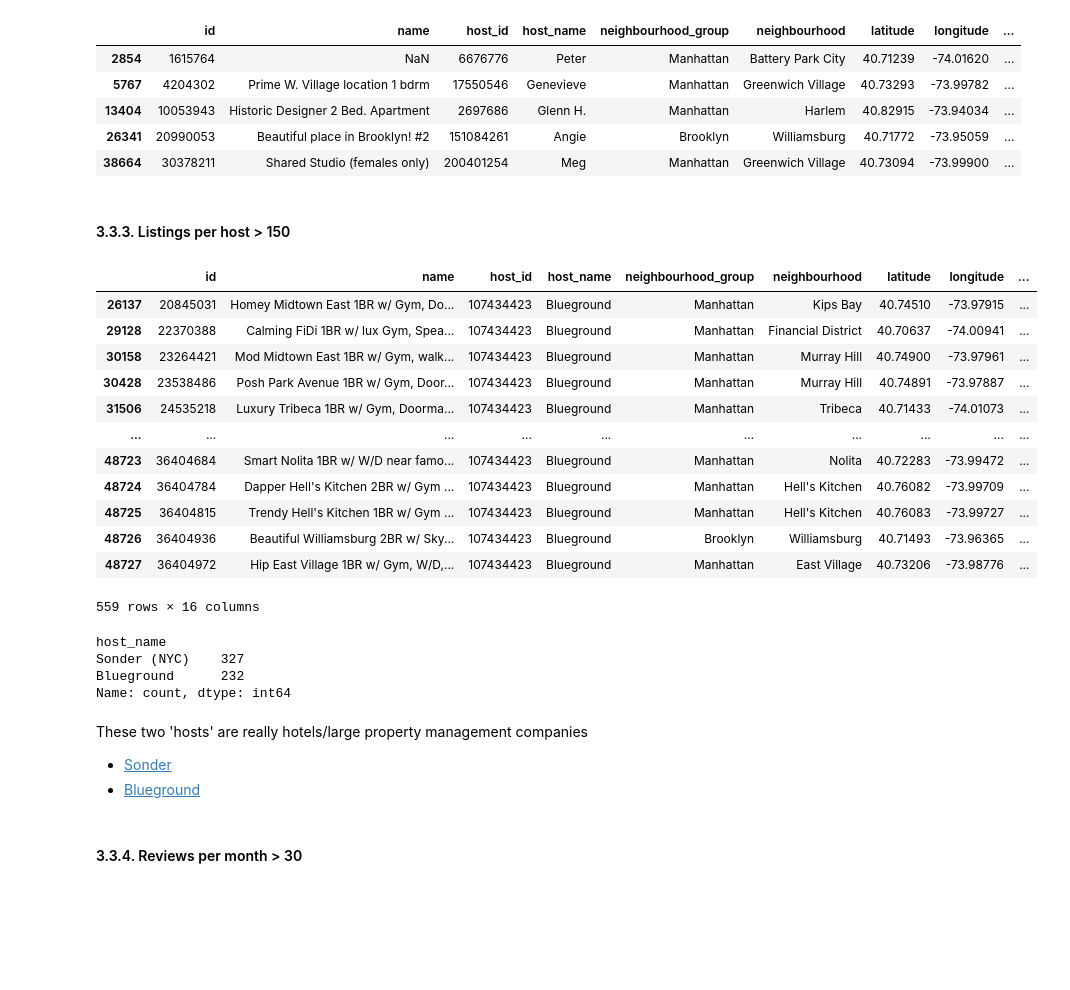
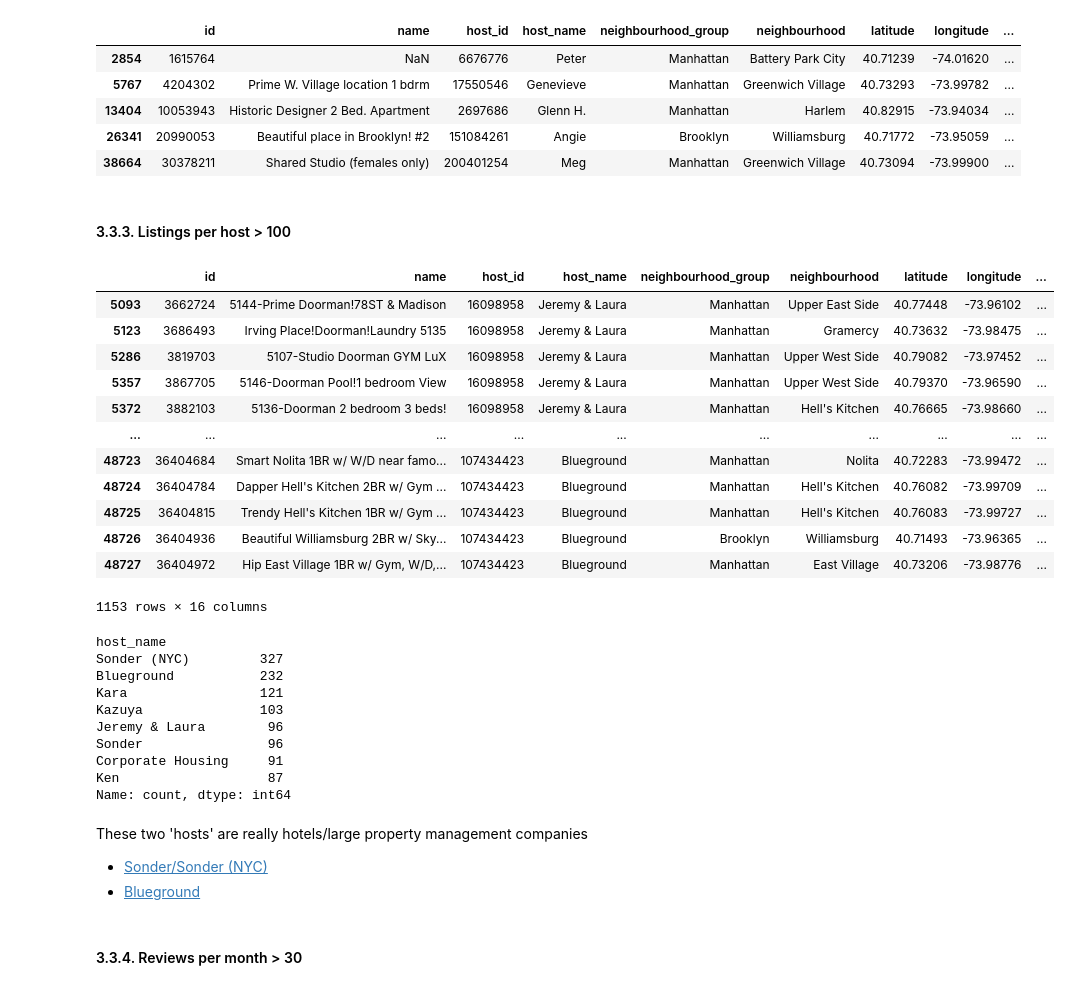
Before and after one commit to gperdrizet/gperdrizet-data-preprocessing-project-tutorial, a Jupyter notebook: gperdrizet-01_distributions.ipynb, the cells around one changed output. Drawn from its saved outputs; the diff is of its cells as text; code cells hidden in the pictures; blank space fills up the shorter version.

```diff
--- a/gperdrizet-01_distributions.ipynb
+++ b/gperdrizet-01_distributions.ipynb
@@ -230,33 +230,39 @@ data_df[data_df['minimum_nights'] > 500]
 | 26341 | 20990053 | Beautiful place in Brooklyn! #2 | 151084261 | Angie | Brooklyn | Williamsburg | 40.71772 | -73.95059 | ... |
 | 38664 | 30378211 | Shared Studio (females only) | 200401254 | Meg | Manhattan | Greenwich Village | 40.73094 | -73.99900 | ... |
 # %% [markdown]
-#### 3.3.3. Listings per host > 150
+#### 3.3.3. Listings per host > 100
 # %%
-data_df[data_df['calculated_host_listings_count'] > 150]
+data_df[data_df['calculated_host_listings_count'] > 100]
 # %% [output]
 |  | id | name | host_id | host_name | neighbourhood_group | neighbourhood | latitude | longitude | ... |
-| 26137 | 20845031 | Homey Midtown East 1BR w/ Gym, Do... | 107434423 | Blueground | Manhattan | Kips Bay | 40.74510 | -73.97915 | ... |
-| 29128 | 22370388 | Calming FiDi 1BR w/ lux Gym, Spea... | 107434423 | Blueground | Manhattan | Financial District | 40.70637 | -74.00941 | ... |
-| 30158 | 23264421 | Mod Midtown East 1BR w/ Gym, walk... | 107434423 | Blueground | Manhattan | Murray Hill | 40.74900 | -73.97961 | ... |
-| 30428 | 23538486 | Posh Park Avenue 1BR w/ Gym, Door... | 107434423 | Blueground | Manhattan | Murray Hill | 40.74891 | -73.97887 | ... |
-| 31506 | 24535218 | Luxury Tribeca 1BR w/ Gym, Doorma... | 107434423 | Blueground | Manhattan | Tribeca | 40.71433 | -74.01073 | ... |
+| 5093 | 3662724 | 5144-Prime Doorman!78ST & Madison | 16098958 | Jeremy & Laura | Manhattan | Upper East Side | 40.77448 | -73.96102 | ... |
+| 5123 | 3686493 | Irving Place!Doorman!Laundry 5135 | 16098958 | Jeremy & Laura | Manhattan | Gramercy | 40.73632 | -73.98475 | ... |
+| 5286 | 3819703 | 5107-Studio Doorman GYM LuX | 16098958 | Jeremy & Laura | Manhattan | Upper West Side | 40.79082 | -73.97452 | ... |
+| 5357 | 3867705 | 5146-Doorman Pool!1 bedroom View | 16098958 | Jeremy & Laura | Manhattan | Upper West Side | 40.79370 | -73.96590 | ... |
+| 5372 | 3882103 | 5136-Doorman 2 bedroom 3 beds! | 16098958 | Jeremy & Laura | Manhattan | Hell's Kitchen | 40.76665 | -73.98660 | ... |
 | ... | ... | ... | ... | ... | ... | ... | ... | ... | ... |
 | 48723 | 36404684 | Smart Nolita 1BR w/ W/D near famo... | 107434423 | Blueground | Manhattan | Nolita | 40.72283 | -73.99472 | ... |
 | 48724 | 36404784 | Dapper Hell's Kitchen 2BR w/ Gym ... | 107434423 | Blueground | Manhattan | Hell's Kitchen | 40.76082 | -73.99709 | ... |
 | 48725 | 36404815 | Trendy Hell's Kitchen 1BR w/ Gym ... | 107434423 | Blueground | Manhattan | Hell's Kitchen | 40.76083 | -73.99727 | ... |
 | 48726 | 36404936 | Beautiful Williamsburg 2BR w/ Sky... | 107434423 | Blueground | Brooklyn | Williamsburg | 40.71493 | -73.96365 | ... |
 | 48727 | 36404972 | Hip East Village 1BR w/ Gym, W/D,... | 107434423 | Blueground | Manhattan | East Village | 40.73206 | -73.98776 | ... |
-559 rows × 16 columns
+1153 rows × 16 columns
 # %%
-data_df['host_name'][data_df['calculated_host_listings_count'] > 150].value_counts()
+data_df['host_name'][data_df['calculated_host_listings_count'] > 100].value_counts()
 # %% [output]
 host_name
-Sonder (NYC)    327
-Blueground      232
+Sonder (NYC)         327
+Blueground           232
+Kara                 121
+Kazuya               103
+Jeremy & Laura        96
+Sonder                96
+Corporate Housing     91
+Ken                   87
 Name: count, dtype: int64
 # %% [markdown]
 These two 'hosts' are really hotels/large property management companies
-- [Sonder](https://en.wikipedia.org/wiki/Sonder_(company))
+- [Sonder/Sonder (NYC)](https://en.wikipedia.org/wiki/Sonder_(company))
 - [Blueground](https://www.theblueground.com/)
 # %% [markdown]
 #### 3.3.4. Reviews per month > 30
```
Also changed, not shown: parts of 2 cells of this notebook.
